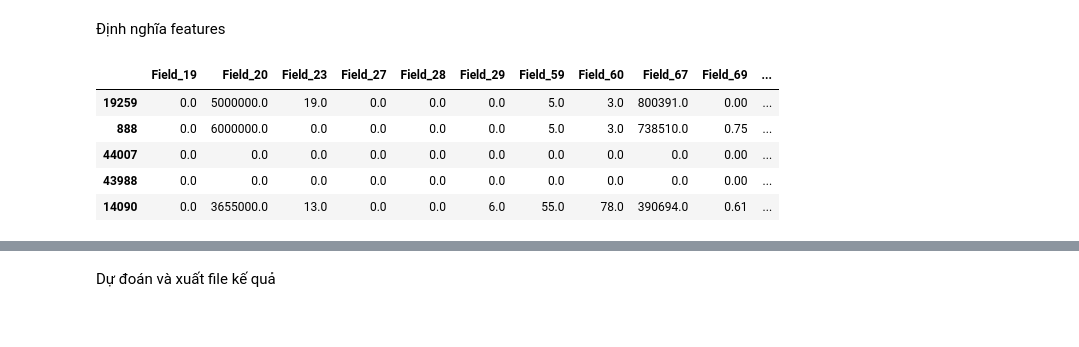
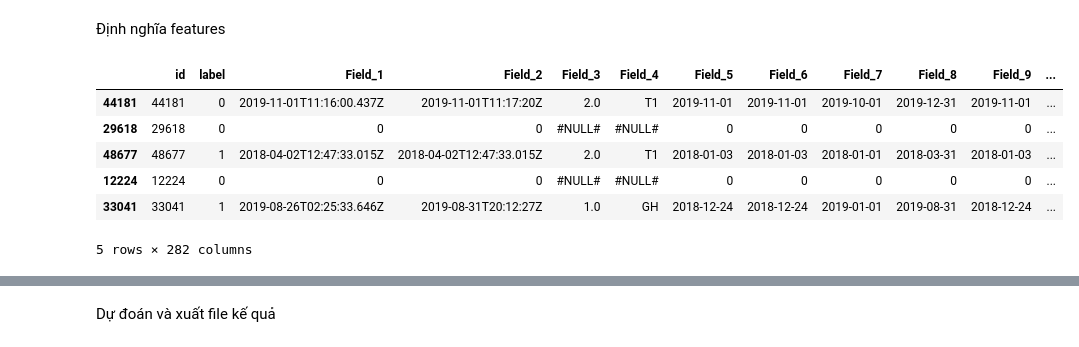
Before and after one commit to quanvu0996/compet, a Jupyter notebook: kalapa_4student_net2_tensorflow.ipynb, the cells around one changed output, grey strips where cells are left out. Saved outputs shown, nothing was run; the diff lists cells and outputs as text; code cells hidden in the pictures.

```diff
--- a/kalapa_4student_net2_tensorflow.ipynb
+++ b/kalapa_4student_net2_tensorflow.ipynb
@@ -86,6 +93,7 @@ cols_fts_num = [ i for i in test_set.select_dtypes(include=['float64','int64']).
                 if i not in cols_id + cols_label + cols_fts_binary + cols_date2+cols_date+cols_docs]
 # %%
 # cols_categorical
+cols_date2 = ['ngaySinh', 'Field_34']
 # %%
 # Đặc trưng số có dạng như categorical
 cols_num_like_cat = [i for i in cols_fts_num if len(train_set[i].unique()) <= 15 ]
@@ -114,0 +132,41 @@ X_train, X_test, y_train, y_test = train_test_split(train_data
+# %%
+# Date: với dữ liệu ngày thì tạo ra các cột ngày tương ứng và cross colum => embedding để giảm chiều
+
+def trans_date_fts(df, col, format = 'yyyy-mm-dd'):
+  '''format là 'yyyy-mm-dd' hoặc 'yyyymmdd' '''
+
+  year_name = 'year_of'+col
+  month_name = 'month_of' + col
+  day_name = 'day_of' + col
+  if format == 'yyyy-mm-dd':
+    df[year_name] = df[col].apply(lambda x: str(x[:4]) if len(str(x)) >8 else '#NULL#')
+    df[month_name] = df[col].apply(lambda x: str(x[5:7]) if len(str(x)) >8 else '#NULL#')
+    df[day_name] = df[col].apply(lambda x: str(x[8:10]) if len(str(x)) >8 else '#NULL#')
+  else:
+    df[year_name] = df[col].apply(lambda x: str(x)[:4] if len(str(x)) >8 else '#NULL#')
+    df[month_name] = df[col].apply(lambda x: str(x)[4:6] if len(str(x)) >8 else '#NULL#')
+    df[day_name] = df[col].apply(lambda x: str(x)[6:8] if len(str(x)) >8 else '#NULL#')
+
+  ft1 = fc.categorical_column_with_vocabulary_list(year_name, df[year_name].unique() )
+  ft2 = fc.categorical_column_with_vocabulary_list(month_name, df[month_name].unique() )
+  ft3 = fc.categorical_column_with_vocabulary_list(day_name, df[day_name].unique() )
+  ft = fc.crossed_column([ft1, ft2, ft3], hash_bucket_size = 366)
+  ft = fc.embedding_column(ft, dimension= 64)
+
+  return df, ft, [year_name, month_name, day_name]
+
+fts_col_date = []
+date_derivated_fts = []
+for col in cols_date:
+  train_data, date_fts_list_add, date_fts_name = trans_date_fts(train_data, col,format = 'yyyy-mm-dd')
+  fts_col_date.append( date_fts_list_add )
+  date_derivated_fts.append(date_fts_name)
+for col in cols_date2:
+  train_data, date_fts_list_add, date_fts_name = trans_date_fts(train_data, col,format = 'yyyymmdd')
+  fts_col_date.append( date_fts_list_add )
+  date_derivated_fts.append(date_fts_name)
+
+for col in cols_date:
+  predict_data, date_fts_list_add, date_fts_name = trans_date_fts(predict_data, col,format = 'yyyy-mm-dd')
+for col in cols_date2:
+  predict_data, date_fts_list_add, date_fts_name = trans_date_fts(predict_data, col,format = 'yyyymmdd')
@@ -169,11 +234,12 @@ def df_to_dataset(X, y, shuffle=True, batch_size=32):
   ds = ds.batch(batch_size)
   return ds
 # %%
-X_test[cols_fts_num].head()
+X_test.head()
 # %% [output]
-|  | Field_19 | Field_20 | Field_23 | Field_27 | Field_28 | Field_29 | Field_59 | Field_60 | Field_67 | Field_69 | ... |
-| 19259 | 0.0 | 5000000.0 | 19.0 | 0.0 | 0.0 | 0.0 | 5.0 | 3.0 | 800391.0 | 0.00 | ... |
-| 888 | 0.0 | 6000000.0 | 0.0 | 0.0 | 0.0 | 0.0 | 5.0 | 3.0 | 738510.0 | 0.75 | ... |
-| 44007 | 0.0 | 0.0 | 0.0 | 0.0 | 0.0 | 0.0 | 0.0 | 0.0 | 0.0 | 0.00 | ... |
-| 43988 | 0.0 | 0.0 | 0.0 | 0.0 | 0.0 | 0.0 | 0.0 | 0.0 | 0.0 | 0.00 | ... |
-| 14090 | 0.0 | 3655000.0 | 13.0 | 0.0 | 0.0 | 6.0 | 55.0 | 78.0 | 390694.0 | 0.61 | ... |
+|  | id | label | Field_1 | Field_2 | Field_3 | Field_4 | Field_5 | Field_6 | Field_7 | Field_8 | Field_9 | ... |
+| 44181 | 44181 | 0 | 2019-11-01T11:16:00.437Z | 2019-11-01T11:17:20Z | 2.0 | T1 | 2019-11-01 | 2019-11-01 | 2019-10-01 | 2019-12-31 | 2019-11-01 | ... |
+| 29618 | 29618 | 0 | 0 | 0 | #NULL# | #NULL# | 0 | 0 | 0 | 0 | 0 | ... |
+| 48677 | 48677 | 1 | 2018-04-02T12:47:33.015Z | 2018-04-02T12:47:33.015Z | 2.0 | T1 | 2018-01-03 | 2018-01-03 | 2018-01-01 | 2018-03-31 | 2018-01-03 | ... |
+| 12224 | 12224 | 0 | 0 | 0 | #NULL# | #NULL# | 0 | 0 | 0 | 0 | 0 | ... |
+| 33041 | 33041 | 1 | 2019-08-26T02:25:33.646Z | 2019-08-31T20:12:27Z | 1.0 | GH | 2018-12-24 | 2018-12-24 | 2019-01-01 | 2019-08-31 | 2018-12-24 | ... |
+5 rows × 282 columns
```
Also changed, not shown: parts of 14 cells of this notebook.
